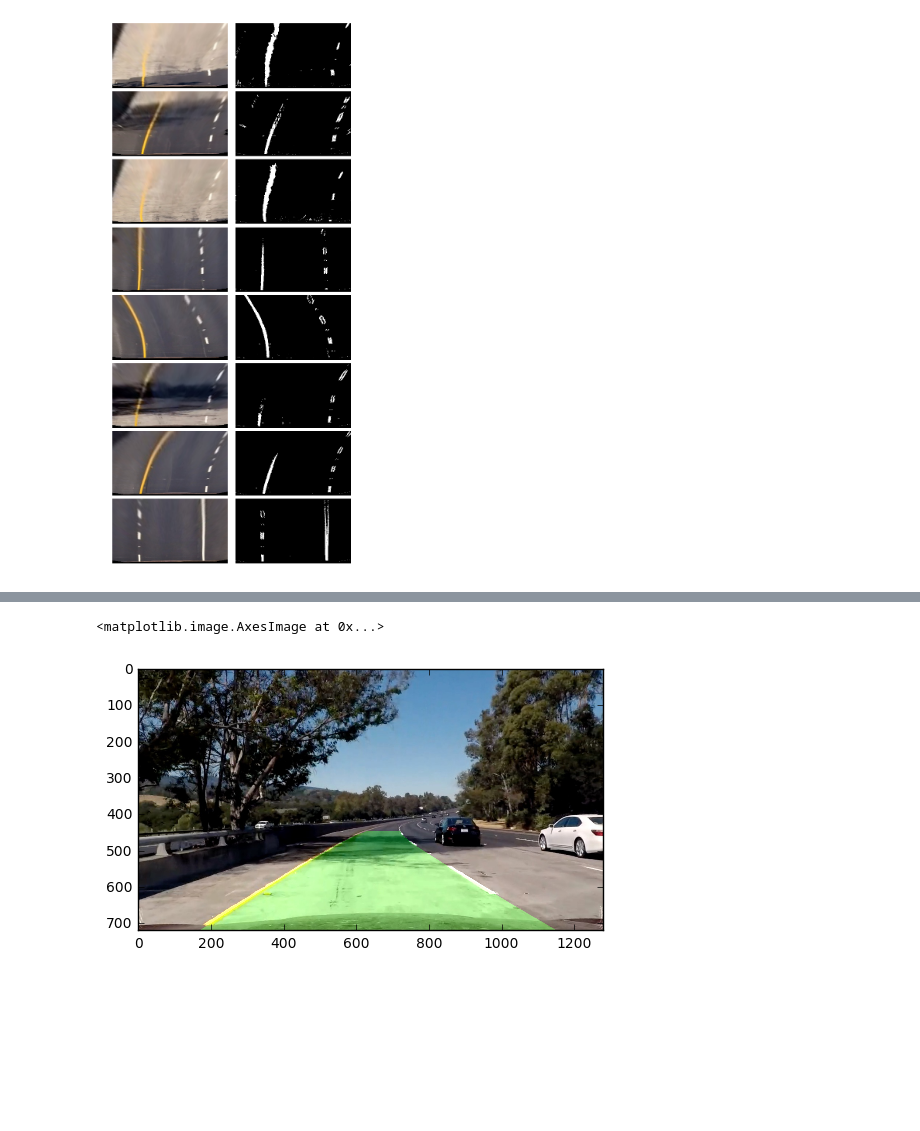
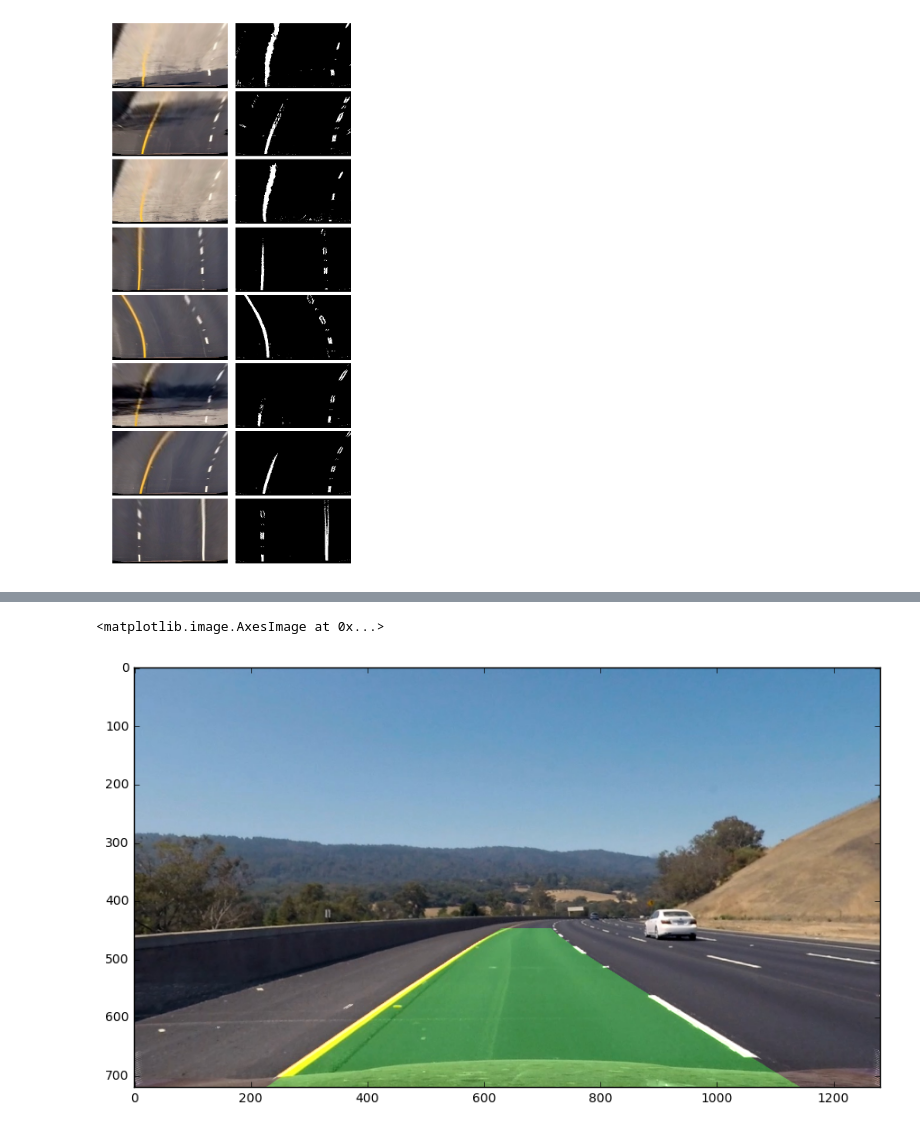
Before and after one commit to Allensmile/CarND-Advanced-Lane-Lines, a Jupyter notebook: src/Image_Analysis.ipynb, the cells around one changed output, grey strips where cells are left out. Cells and saved outputs as stored; diff of their text form; code cells hidden in the pictures; blank space fills up the shorter version.

Commit message:
added: Image_Analysis notebook

```diff
--- a/src/Image_Analysis.ipynb
+++ b/src/Image_Analysis.ipynb
@@ -342,11 +345,15 @@ plt.ylim(720, 0)
 # %%
-x = perspective.inverse_transform(out_image)
+#image = mpimg.imread('../output_images/undistorted_test_images/test5.jpg')
+x = perspective.inverse_transform(binary_warped)
+#plt.imshow(x)
+#plt.show()
 #xx = x | image
 
 #plt.imshow(xx)
 
-result = cv2.addWeighted(image, 1, x, 0.3, 0)
-plt.imshow(result)
+result = cv2.addWeighted(src_image_copy, 1, x, 0.3, 0)
+plt.figure(figsize=(12, 6))
+plt.imshow(cv2.cvtColor(result, cv2.COLOR_BGR2RGB))
 # %% [output]
 <matplotlib.image.AxesImage at 0x...>
-[figure, old version]
+[figure, new version]
```
Also changed, not shown: parts of 3 cells of this notebook.
